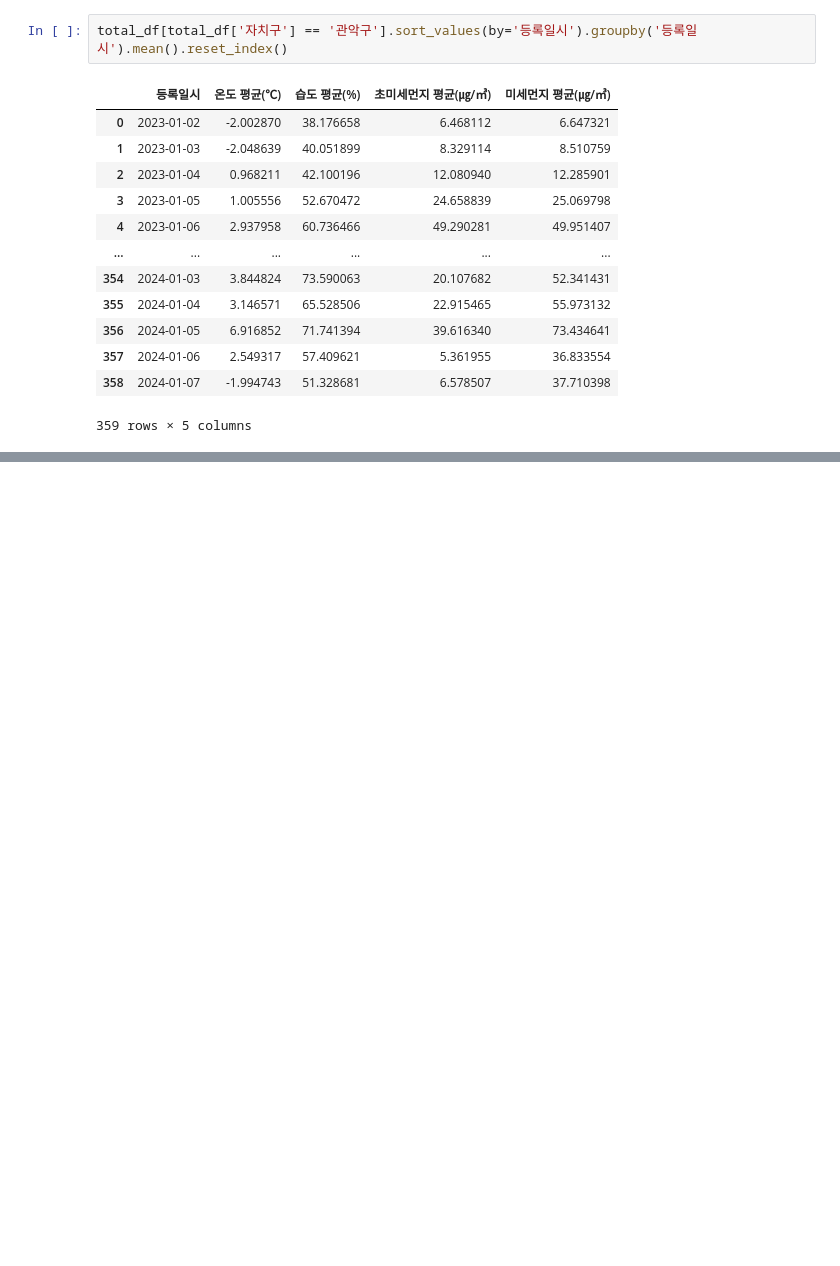
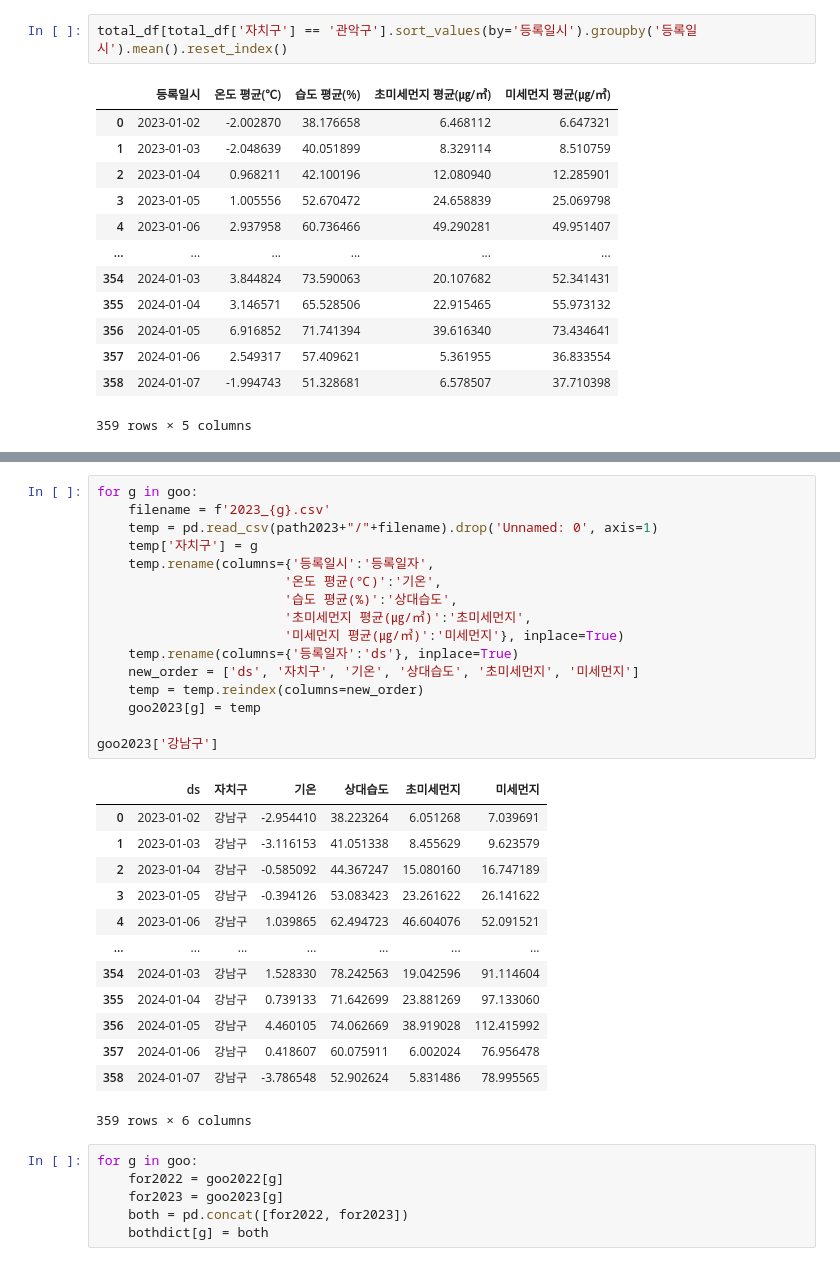
Before and after one commit to eunyoung030927/2024-Environmental-Data-Analysis-and-Utilization-Competition, a Jupyter notebook: model/preprocessing.ipynb, the cells around one changed output, grey strips where cells are left out. Drawn from its saved outputs; the diff is of its cells as text; blank space fills up the shorter version.

```diff
--- a/model/preprocessing.ipynb
+++ b/model/preprocessing.ipynb
@@ -1174,0 +1271,36 @@ total_df[total_df['자치구'] == '관악구'].sort_values(by='등록일시').gr
+# %%
+for g in goo:
+    filename = f'2023_{g}.csv'
+    temp = pd.read_csv(path2023+"/"+filename).drop('Unnamed: 0', axis=1)
+    temp['자치구'] = g
+    temp.rename(columns={'등록일시':'등록일자',
+                        '온도 평균(℃)':'기온',
+                        '습도 평균(%)':'상대습도',
+                        '초미세먼지 평균(㎍/㎥)':'초미세먼지',
+                        '미세먼지 평균(㎍/㎥)':'미세먼지'}, inplace=True)
+    temp.rename(columns={'등록일자':'ds'}, inplace=True)
+    new_order = ['ds', '자치구', '기온', '상대습도', '초미세먼지', '미세먼지']
+    temp = temp.reindex(columns=new_order)
+    goo2023[g] = temp
+
+goo2023['강남구']
+# %% [output]
+|  | ds | 자치구 | 기온 | 상대습도 | 초미세먼지 | 미세먼지 |
+| 0 | 2023-01-02 | 강남구 | -2.954410 | 38.223264 | 6.051268 | 7.039691 |
+| 1 | 2023-01-03 | 강남구 | -3.116153 | 41.051338 | 8.455629 | 9.623579 |
+| 2 | 2023-01-04 | 강남구 | -0.585092 | 44.367247 | 15.080160 | 16.747189 |
+| 3 | 2023-01-05 | 강남구 | -0.394126 | 53.083423 | 23.261622 | 26.141622 |
+| 4 | 2023-01-06 | 강남구 | 1.039865 | 62.494723 | 46.604076 | 52.091521 |
+| ... | ... | ... | ... | ... | ... | ... |
+| 354 | 2024-01-03 | 강남구 | 1.528330 | 78.242563 | 19.042596 | 91.114604 |
+| 355 | 2024-01-04 | 강남구 | 0.739133 | 71.642699 | 23.881269 | 97.133060 |
+| 356 | 2024-01-05 | 강남구 | 4.460105 | 74.062669 | 38.919028 | 112.415992 |
+| 357 | 2024-01-06 | 강남구 | 0.418607 | 60.075911 | 6.002024 | 76.956478 |
+| 358 | 2024-01-07 | 강남구 | -3.786548 | 52.902624 | 5.831486 | 78.995565 |
+359 rows × 6 columns
+# %%
+for g in goo:
+    for2022 = goo2022[g]
+    for2023 = goo2023[g]
+    both = pd.concat([for2022, for2023])
+    bothdict[g] = both
```
Also changed, not shown: parts of 12 cells of this notebook, 51 other files.
